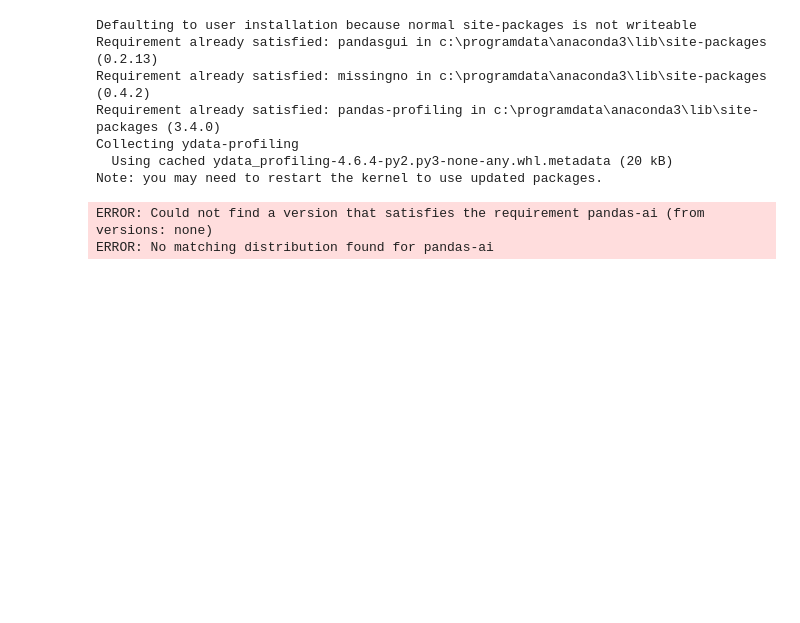
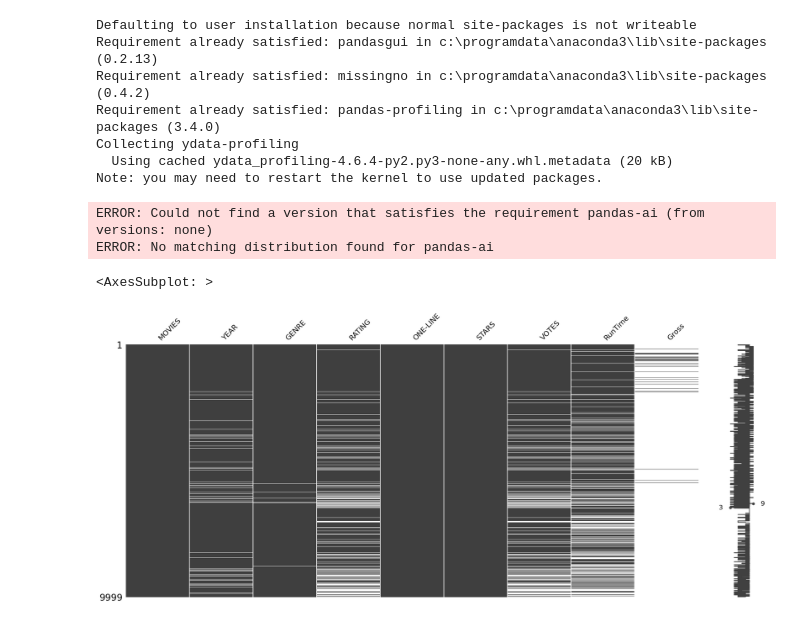
Before and after one commit to mertdemir0/I-Com, a Jupyter notebook: Week2.ipynb, the cells around one changed output. Saved outputs shown, nothing was run; the diff lists cells and outputs as text; code cells hidden in the pictures; blank space fills up the shorter version.

```diff
--- a/Week2.ipynb
+++ b/Week2.ipynb
@@ -51,3 +51,14 @@ from autoviz import FixDQ
 
 AV = AutoViz_Class()
 df_av = AV.AutoViz('Dataset/movies.csv')
+# %%
+import missingno as msno
+import pandas as pd
+
+df = pd.read_csv("Dataset/movies.csv")
+
+#bar matrix heatmap dendogram
+msno.matrix(df)
+# %% [output]
+<AxesSubplot: >
+[figure, added]
```
